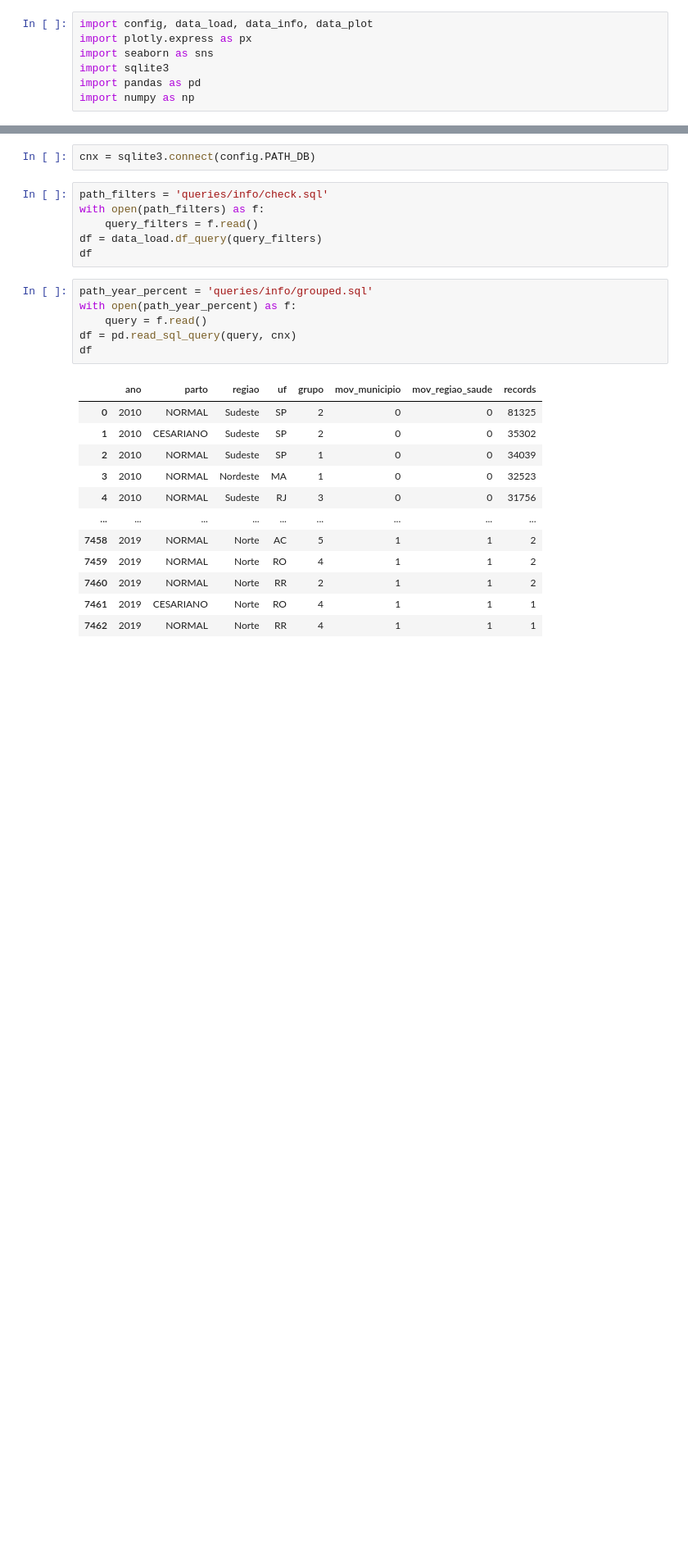
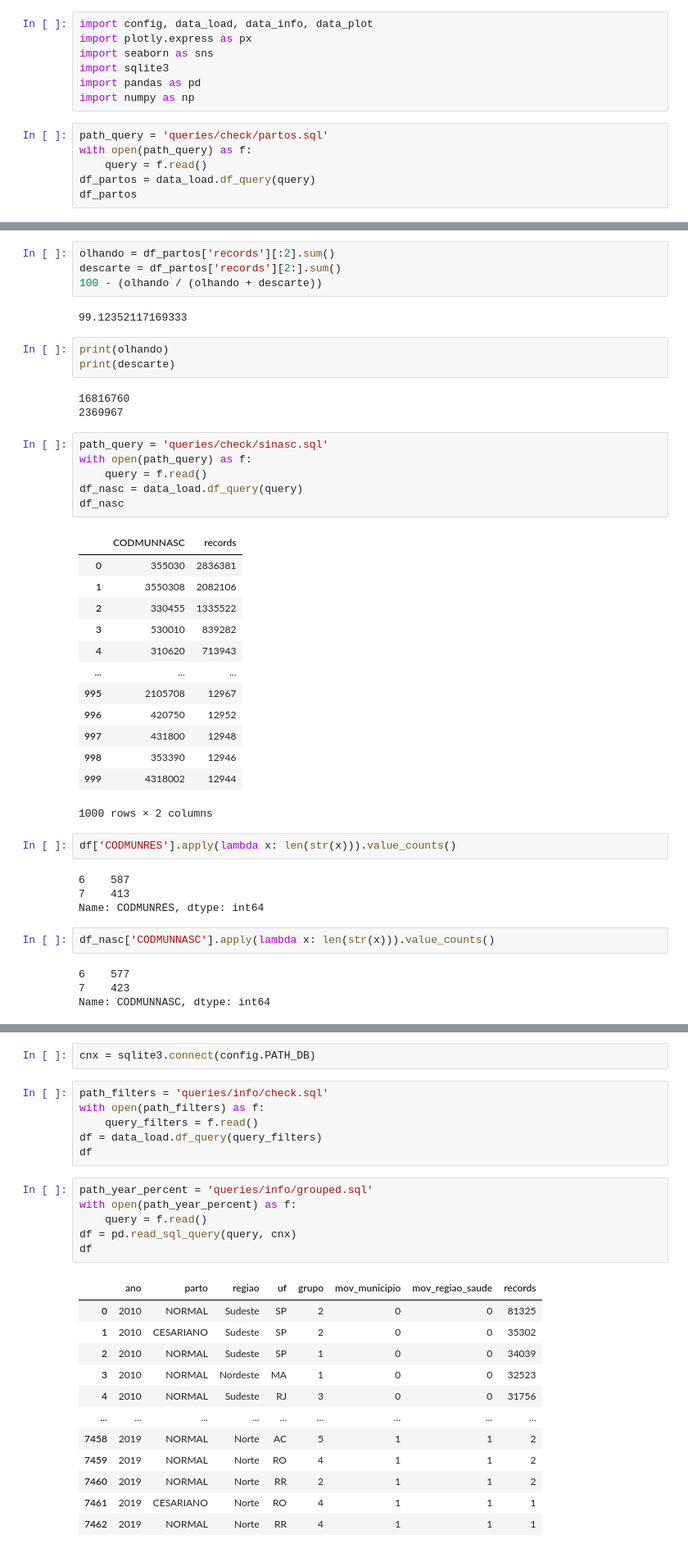
Before and after one commit to lucaslopes/gestantes, a Jupyter notebook: dashboard.ipynb, the cells around one changed output, grey strips where cells are left out. Shown: that part at 82% size. Drawn from its saved outputs; the diff is of its cells as text; blank space fills up the shorter version.

Commit message:
Consulting SINASC database

```diff
--- a/dashboard.ipynb
+++ b/dashboard.ipynb
@@ -5,3 +5,9 @@ import seaborn as sns
 import sqlite3
 import pandas as pd
 import numpy as np
+# %%
+path_query = 'queries/check/partos.sql'
+with open(path_query) as f:
+	query = f.read()
+df_partos = data_load.df_query(query)
+df_partos
@@ -7,0 +22,44 @@ import numpy as np
+# %%
+olhando = df_partos['records'][:2].sum()
+descarte = df_partos['records'][2:].sum()
+100 - (olhando / (olhando + descarte))
+# %% [output]
+99.12352117169333
+# %%
+print(olhando)
+print(descarte)
+# %% [output]
+16816760
+2369967
+# %%
+path_query = 'queries/check/sinasc.sql'
+with open(path_query) as f:
+	query = f.read()
+df_nasc = data_load.df_query(query)
+df_nasc
+# %% [output]
+|  | CODMUNNASC | records |
+| 0 | 355030 | 2836381 |
+| 1 | 3550308 | 2082106 |
+| 2 | 330455 | 1335522 |
+| 3 | 530010 | 839282 |
+| 4 | 310620 | 713943 |
+| ... | ... | ... |
+| 995 | 2105708 | 12967 |
+| 996 | 420750 | 12952 |
+| 997 | 431800 | 12948 |
+| 998 | 353390 | 12946 |
+| 999 | 4318002 | 12944 |
+1000 rows × 2 columns
+# %%
+df['CODMUNRES'].apply(lambda x: len(str(x))).value_counts()
+# %% [output]
+6    587
+7    413
+Name: CODMUNRES, dtype: int64
+# %%
+df_nasc['CODMUNNASC'].apply(lambda x: len(str(x))).value_counts()
+# %% [output]
+6    577
+7    423
+Name: CODMUNNASC, dtype: int64
```
Also changed, not shown: parts of 2 cells of this notebook, 2 other files.
